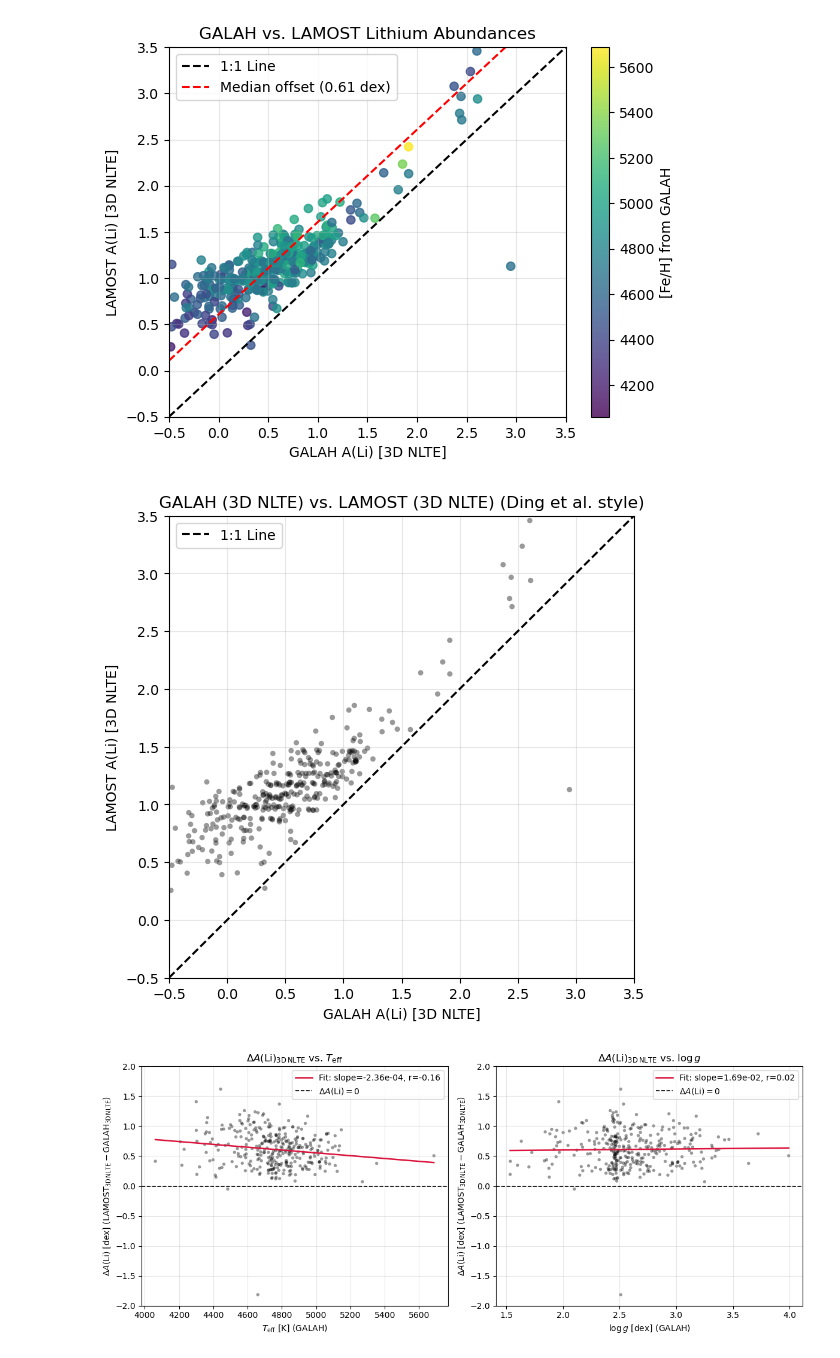
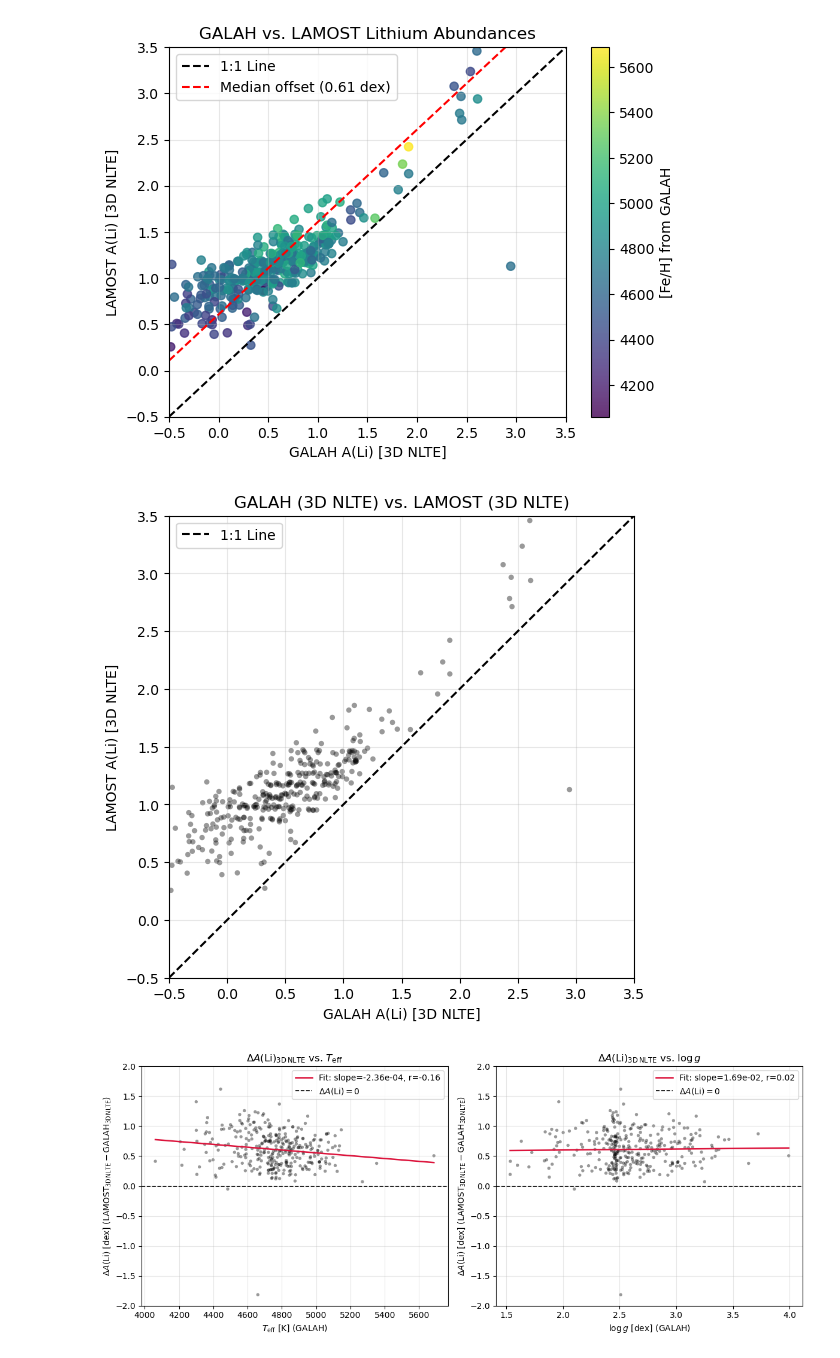
Before and after one commit to juanpabloidarraga/master_thesis, a Jupyter notebook: code/Sidequests/offset_galah_and_lamost.ipynb, the cells around one changed output. Cells and saved outputs as stored; diff of their text form; code cells hidden in the pictures.

```diff
--- a/code/Sidequests/offset_galah_and_lamost.ipynb
+++ b/code/Sidequests/offset_galah_and_lamost.ipynb
@@ -525,32 +532,32 @@ plt.show()
 # %%
 # Ding et al. (2024) Figure 4 style: black dots, no colorbar, no offset red line, same limits
 plt.figure(figsize=(6, 6))
 
 plt.scatter(
     K2_GALAH_x_k2_LAMOST['a_li_galah'],
     K2_GALAH_x_k2_LAMOST['a_li_lamost_3d_nlte'],
     color='black',
     s=15,
     alpha=0.4,
     edgecolors='none',
 )
 
 lims = [-0.5, 3.5]
 plt.plot(lims, lims, 'k--', label='1:1 Line')
 
 plt.xlim(lims)
 plt.ylim(lims)
 
 plt.ylabel('LAMOST A(Li) [3D NLTE]')
 plt.xlabel('GALAH A(Li) [3D NLTE]')
-plt.title('GALAH (3D NLTE) vs. LAMOST (3D NLTE) (Ding et al. style)')
+plt.title('GALAH (3D NLTE) vs. LAMOST (3D NLTE)')
 
 plt.grid(True, alpha=0.3)
 plt.legend(loc='upper left')
 
 plt.show()
 # %% [output]
-[figure, old version]
+[figure, new version]
 # %%
 # Ding et al. style: Difference in abundance vs. Teff and logg (GALAH 3D NLTE vs LAMOST 3D NLTE) with linear regression
 fig, (ax1, ax2) = plt.subplots(1, 2, figsize=(12, 5))
```
Also changed, not shown: parts of 27 cells of this notebook, 2 other files.
